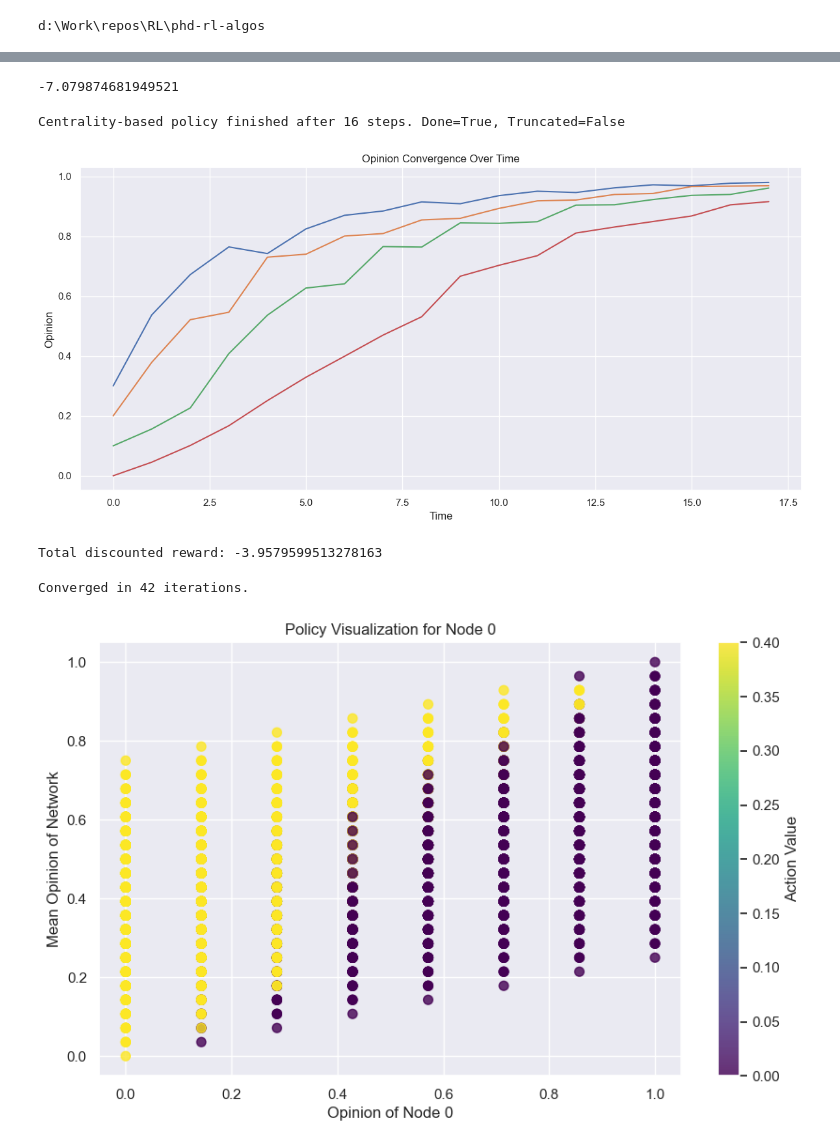
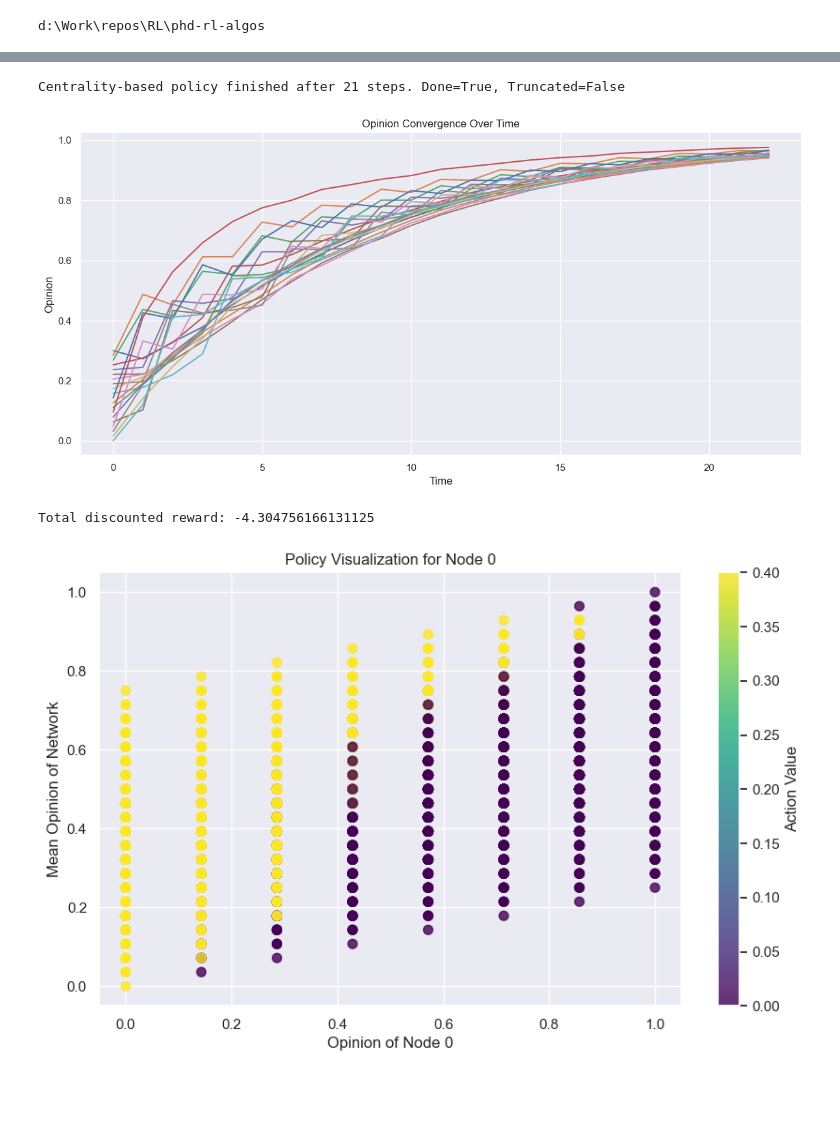
Before and after one commit to mariusdgm/phd-rl-algos, a Jupyter notebook: dqn/opinion_dynamics/experiments/baseline_dp_od.ipynb, the cells around one changed output, grey strips where cells are left out. Saved outputs shown, nothing was run; the diff lists cells and outputs as text; code cells hidden in the pictures; blank space fills up the shorter version.

```diff
--- a/dqn/opinion_dynamics/experiments/baseline_dp_od.ipynb
+++ b/dqn/opinion_dynamics/experiments/baseline_dp_od.ipynb
@@ -77,3 +100,0 @@ def run_policy(env, policy, nx, step_duration, max_steps=1000):
-# %%
-env = build_environment()
-env.render(mode="centralities")
@@ -85,20 +100,0 @@ Passing `palette` without assigning `hue` is deprecated and will be removed in v
-# %%
-
-num_steps = 100
-nx = 8
-
-# policy_broadcast = generate_full_control_policy(env, nx)
-policy_broadcast = generate_control_from_vector(env, nx, [0.4, 0.2, 0.0, 0.0])
-
-opinions_over_time, time_points, rewards = run_policy(env, policy_broadcast, nx=nx, step_duration=env.tau, max_steps=num_steps)
-plot_opinions_over_time(opinions_over_time)
-
-# sum(rewards)
-
-gamma = 0.9
-
-total_value = 0
-for i, r in enumerate(rewards):
-    total_value = total_value + (gamma**i) * r
-
-total_value
@@ -110,4 +100,0 @@ Ran for 21 steps: done=True, truncated=False
-# %%
-sum(rewards)
-# %% [output]
--7.079874681949521
@@ -180,45 +169,45 @@ def run_centrality_policy(env, available_budget, step_duration, max_steps=1000):
         current_time += step_duration
         state = next_state
 
         if done or truncated:
             print(f"Centrality-based policy finished after {step} steps. Done={done}, Truncated={truncated}")
             break
 
     return np.array(opinions_over_time), np.array(time_points), np.array(rewards_over_time)
 
 
 num_steps = 100
-nx = 8
+nx = 2
 gamma = 0.9
 
 env = build_environment()
-available_budget = 0.6
+available_budget = 2
 
 opinions_over_time, time_points, rewards = run_centrality_policy(
     env,
     available_budget=available_budget,
     step_duration=env.tau,
     max_steps=num_steps
 )
 
 plot_opinions_over_time(opinions_over_time)
 
 total_value = 0
 for i, r in enumerate(rewards):
     total_value += (gamma ** i) * r
 
 print(f"Total discounted reward: {total_value}")
 # %% [output]
-Centrality-based policy finished after 16 steps. Done=True, Truncated=False
+Centrality-based policy finished after 21 steps. Done=True, Truncated=False
-[figure, old version]
+[figure, new version]
-Total discounted reward: -3.9579599513278163
+Total discounted reward: -4.304756166131125
 # %%
 env = build_environment()
 
 # Adjusted parameters
 step_duration = env.tau
-max_total_budget = 0.6
-action_levels = [0, 0.2, 0.4]
+max_total_budget = 2
+action_levels = [0, 0.4]
 
 V = value_iteration(env,
                     action_levels=action_levels,
@@ -234,8 +223,6 @@ policy = extract_policy(
     step_duration=step_duration,
     max_total_budget=max_total_budget
 )
-# %% [output]
-Converged in 42 iterations.
 # %%
 for node_index in range(env.num_agents):
     visualize_policy_from_env(policy, env, nx=nx, node_index=node_index)
```
Also changed, not shown: parts of 5 cells of this notebook, 6 other files.
